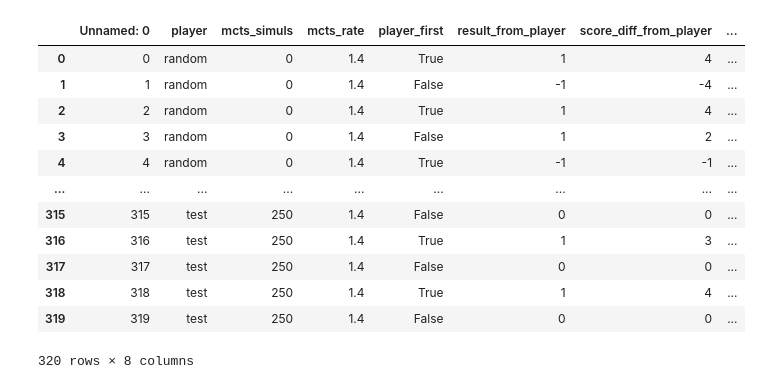
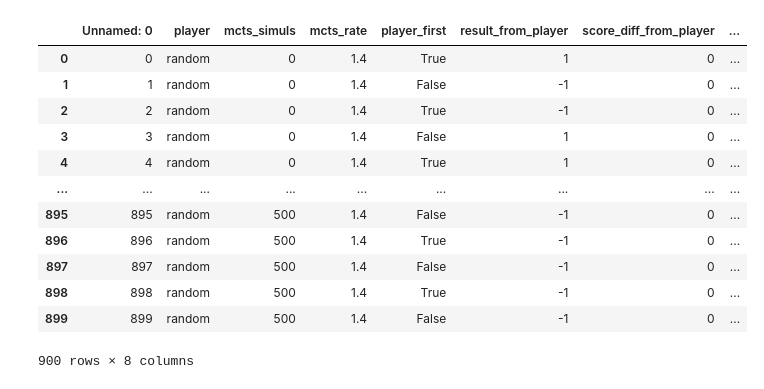
Before and after one commit to balgot/rl-games, a Jupyter notebook: alpha_zero/analysis.ipynb, the cells around one changed output. Drawn from its saved outputs; the diff is of its cells as text; code cells hidden in the pictures.

```diff
--- a/alpha_zero/analysis.ipynb
+++ b/alpha_zero/analysis.ipynb
@@ -1,23 +1,23 @@
 # %%
 import pandas as pd
 import matplotlib.pyplot as plt
 
-df = pd.read_csv("../evaluation.csv")
+df = pd.read_csv("../random_results_snakes.csv")
 df
 # %% [output]
 |  | Unnamed: 0 | player | mcts_simuls | mcts_rate | player_first | result_from_player | score_diff_from_player | ... |
-| 0 | 0 | random | 0 | 1.4 | True | 1 | 4 | ... |
-| 1 | 1 | random | 0 | 1.4 | False | -1 | -4 | ... |
-| 2 | 2 | random | 0 | 1.4 | True | 1 | 4 | ... |
-| 3 | 3 | random | 0 | 1.4 | False | 1 | 2 | ... |
-| 4 | 4 | random | 0 | 1.4 | True | -1 | -1 | ... |
+| 0 | 0 | random | 0 | 1.4 | True | 1 | 0 | ... |
+| 1 | 1 | random | 0 | 1.4 | False | -1 | 0 | ... |
+| 2 | 2 | random | 0 | 1.4 | True | -1 | 0 | ... |
+| 3 | 3 | random | 0 | 1.4 | False | 1 | 0 | ... |
+| 4 | 4 | random | 0 | 1.4 | True | 1 | 0 | ... |
 | ... | ... | ... | ... | ... | ... | ... | ... | ... |
-| 315 | 315 | test | 250 | 1.4 | False | 0 | 0 | ... |
-| 316 | 316 | test | 250 | 1.4 | True | 1 | 3 | ... |
-| 317 | 317 | test | 250 | 1.4 | False | 0 | 0 | ... |
-| 318 | 318 | test | 250 | 1.4 | True | 1 | 4 | ... |
-| 319 | 319 | test | 250 | 1.4 | False | 0 | 0 | ... |
+| 895 | 895 | random | 500 | 1.4 | False | -1 | 0 | ... |
+| 896 | 896 | random | 500 | 1.4 | True | -1 | 0 | ... |
+| 897 | 897 | random | 500 | 1.4 | False | -1 | 0 | ... |
+| 898 | 898 | random | 500 | 1.4 | True | -1 | 0 | ... |
+| 899 | 899 | random | 500 | 1.4 | False | -1 | 0 | ... |
-320 rows × 8 columns
+900 rows × 8 columns
 # %%
 grouped = df.groupby(['player', 'mcts_simuls'])['result_from_player'].agg(['mean', 'std'])
 
```
Also changed, not shown: parts of 3 cells of this notebook, 6 other files.
